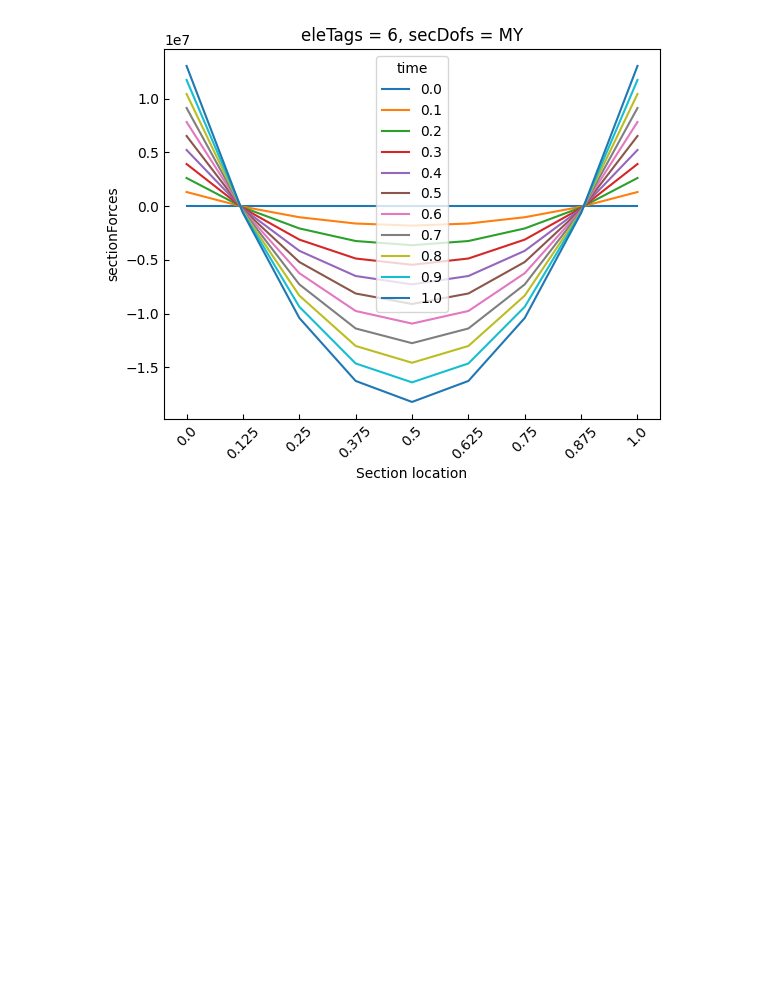
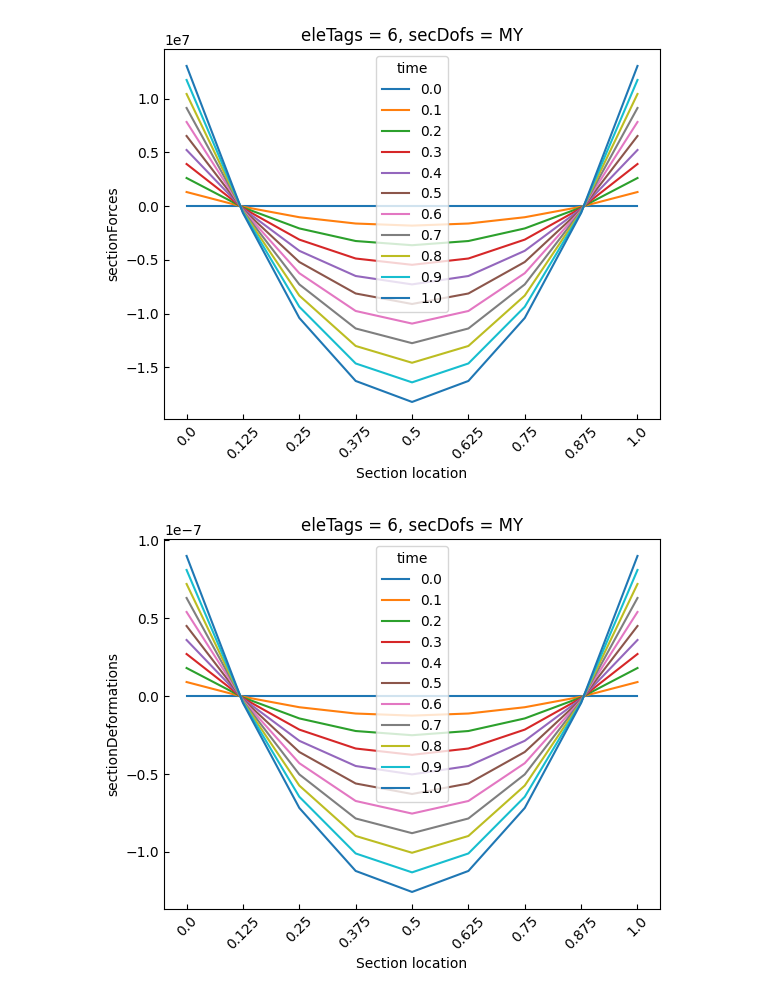
Before and after one commit to sahilkur36/opstool, a Jupyter notebook: docs/src/post/frame_resp.ipynb, the cells around one changed output. Saved outputs shown, nothing was run; the diff lists cells and outputs as text; code cells hidden in the pictures; blank space fills up the shorter version.

```diff
--- a/docs/src/post/frame_resp.ipynb
+++ b/docs/src/post/frame_resp.ipynb
@@ -154,7 +184,8 @@ Here, we retrieve the moment about the local y-axis for element 6:
 Note: ``.sel`` is the abbreviation for "select".
 # %%
 sec_forces_my = sec_forces.sel(eleTags=6, secDofs="MY")
-sec_forces_my
+sec_defos_my = sec_defos.sel(eleTags=6, secDofs="MY")
+print(sec_forces_my)
 # %% [output]
 <xarray.DataArray 'sectionForces' (time: 11, secPoints: 9)> Size: 396B
 array([[        0.  ,         0.  ,         0.  ,         0.  ,
@@ -204,3 +235,14 @@ plt.xlabel("Section location")
 plt.show()
 # %% [output]
 [figure]
+# %%
+times = np.linspace(0, 1, 11)
+sec_defos_my.coords["time"] = [f"{d:.1f}" for d in times]
+
+# plot
+sec_defos_my.plot.line(x="secPoints")
+plt.xticks(ticks=sec_defos_my.secPoints, labels=sec_locs[:, 0].data, rotation=45)
+plt.xlabel("Section location")
+plt.show()
+# %% [output]
+[figure, added]
```
Also changed, not shown: parts of 11 cells of this notebook, 35 other files.
